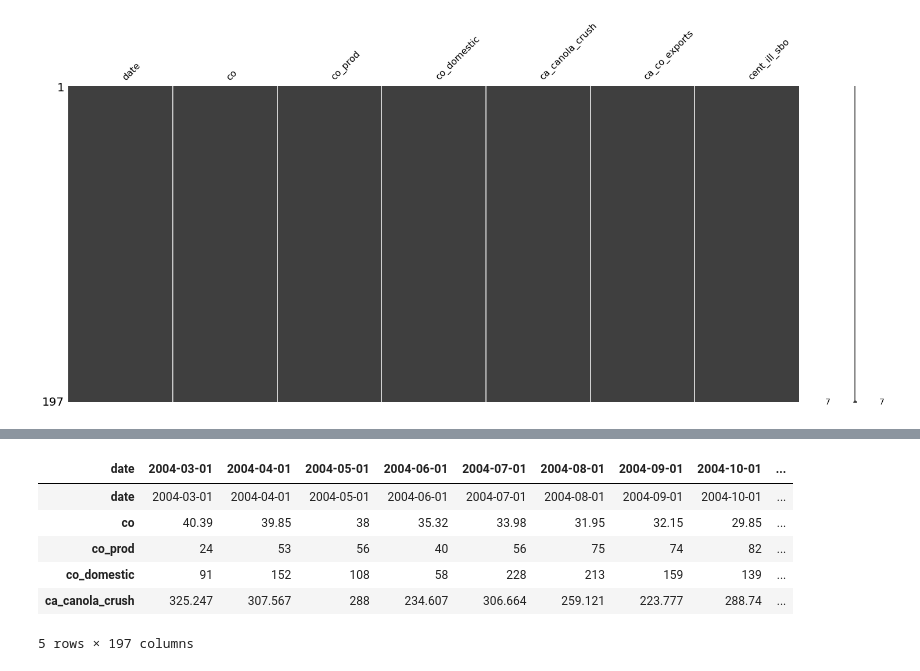
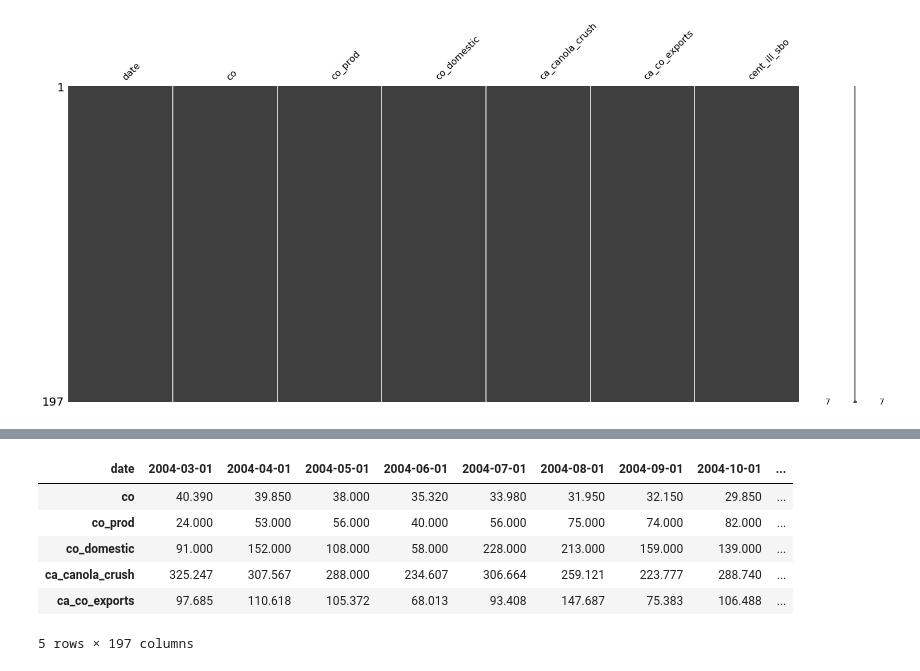
Before and after one commit to joohk/WaveNet, a Jupyter notebook: co_wavenet.ipynb, the cells around one changed output, grey strips where cells are left out. Saved outputs shown, nothing was run; the diff lists cells and outputs as text; code cells hidden in the pictures.

```diff
--- a/co_wavenet.ipynb
+++ b/co_wavenet.ipynb
@@ -31,3 +33,6 @@ mn.matrix(raw[raw.co.notnull()])
 df = raw[raw.co.notnull()]
 # %% [output]
 [figure]
+# %%
+df = df.drop('date',axis=1)
+df.head()
@@ -34,11 +47,11 @@ df = raw[raw.co.notnull()]
 # %%
 df = df.T
-dft.head()
+df.head()
 # %% [output]
 | date | 2004-03-01 | 2004-04-01 | 2004-05-01 | 2004-06-01 | 2004-07-01 | 2004-08-01 | 2004-09-01 | 2004-10-01 | ... |
-| date | 2004-03-01 | 2004-04-01 | 2004-05-01 | 2004-06-01 | 2004-07-01 | 2004-08-01 | 2004-09-01 | 2004-10-01 | ... |
-| co | 40.39 | 39.85 | 38 | 35.32 | 33.98 | 31.95 | 32.15 | 29.85 | ... |
-| co_prod | 24 | 53 | 56 | 40 | 56 | 75 | 74 | 82 | ... |
-| co_domestic | 91 | 152 | 108 | 58 | 228 | 213 | 159 | 139 | ... |
-| ca_canola_crush | 325.247 | 307.567 | 288 | 234.607 | 306.664 | 259.121 | 223.777 | 288.74 | ... |
+| co | 40.390 | 39.850 | 38.000 | 35.320 | 33.980 | 31.950 | 32.150 | 29.850 | ... |
+| co_prod | 24.000 | 53.000 | 56.000 | 40.000 | 56.000 | 75.000 | 74.000 | 82.000 | ... |
+| co_domestic | 91.000 | 152.000 | 108.000 | 58.000 | 228.000 | 213.000 | 159.000 | 139.000 | ... |
+| ca_canola_crush | 325.247 | 307.567 | 288.000 | 234.607 | 306.664 | 259.121 | 223.777 | 288.740 | ... |
+| ca_co_exports | 97.685 | 110.618 | 105.372 | 68.013 | 93.408 | 147.687 | 75.383 | 106.488 | ... |
 5 rows × 197 columns
```
Also changed, not shown: parts of 17 cells of this notebook.
